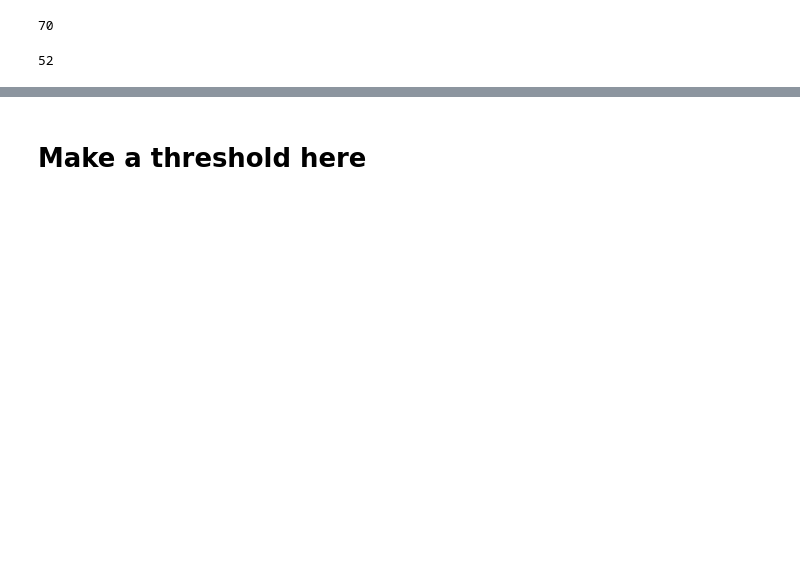
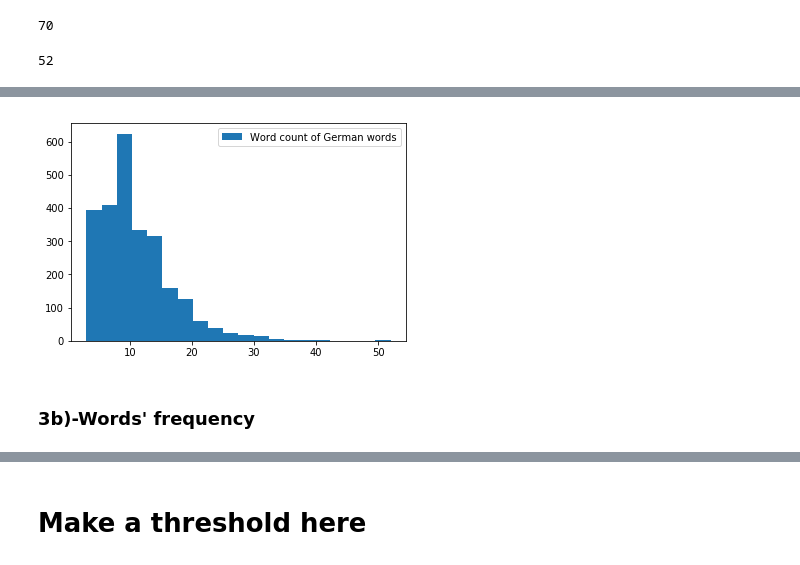
Before and after one commit to HassanSherwani/Language_Translator, a Jupyter notebook: Encoder_Decoder_2009.ipynb, the cells around one changed output, grey strips where cells are left out. Drawn from its saved outputs; the diff is of its cells as text; code cells hidden in the pictures; blank space fills up the shorter version.

```diff
--- a/Encoder_Decoder_2009.ipynb
+++ b/Encoder_Decoder_2009.ipynb
@@ -185,0 +218,9 @@ max_length_tar
+# %%
+words_ger=lines['word_ger']
+plt.hist(words_ger, bins=20, label="Word count of German words")
+plt.legend()
+plt.show()
+# %% [output]
+[figure, added]
+# %% [markdown]
+### 3b)-Words' frequency
```
Also changed, not shown: parts of 18 cells of this notebook, 3 other files.
